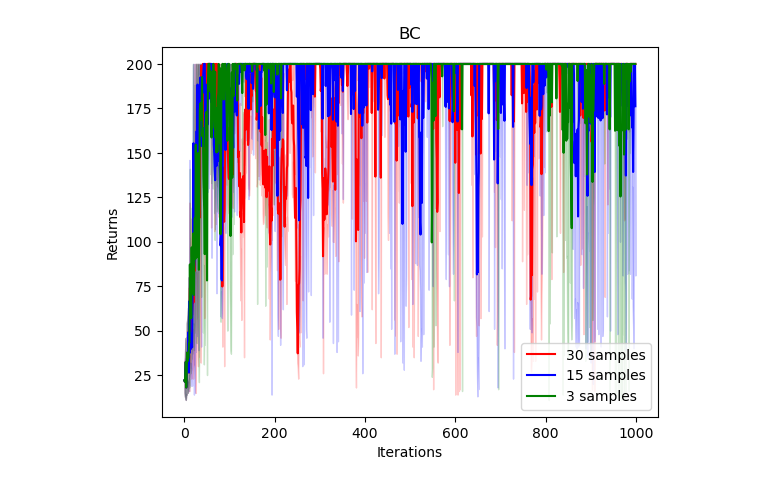
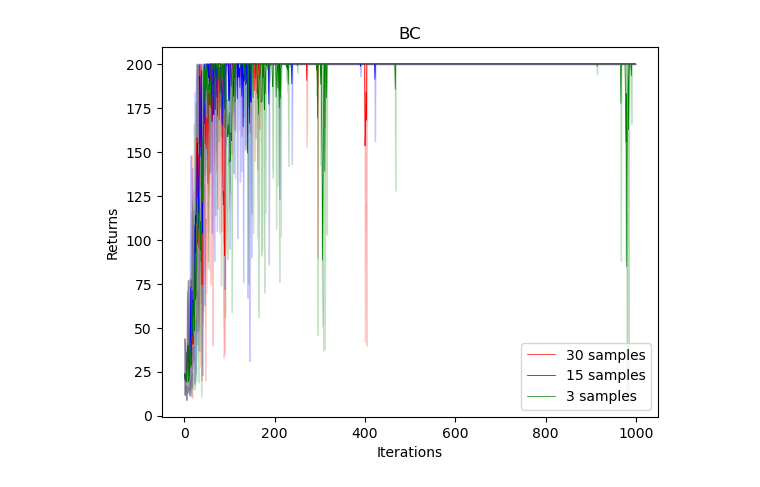
Before and after one commit to RanZhu1989/RL_PlayGround, a Jupyter notebook: Behavior_Cloning/GAIL.ipynb, the cells around one changed output. Cells and saved outputs as stored; diff of their text form; code cells hidden in the pictures.

Commit message:
plotting fixed

```diff
--- a/Behavior_Cloning/GAIL.ipynb
+++ b/Behavior_Cloning/GAIL.ipynb
@@ -423,11 +423,11 @@ class TrainManager():
 # %%
 train_env = gym.make('CartPole-v0')
 test_env = gym.make('CartPole-v0')
-"""Using 20 samples"""
+"""Using 30 samples"""
 Manger = TrainManager(
     train_env = train_env,
     test_env=test_env,
-    ppo_train_episode_num = 200,
+    ppo_train_episode_num = 500,
     actor_lr = 1e-3,
     critic_lr = 1e-2,
     gamma = 0.98,
@@ -451,7 +451,7 @@ r30_min = Manger.test_returns_min
 Manger = TrainManager(
     train_env = train_env,
     test_env=test_env,
-    ppo_train_episode_num = 200,
+    ppo_train_episode_num = 500,
     actor_lr = 1e-3,
     critic_lr = 1e-2,
     gamma = 0.98,
@@ -475,7 +475,7 @@ r15_min = Manger.test_returns_min
 Manger = TrainManager(
     train_env = train_env,
     test_env=test_env,
-    ppo_train_episode_num = 200,
+    ppo_train_episode_num = 500,
     actor_lr = 1e-3,
     critic_lr = 1e-2,
     gamma = 0.98,
@@ -496,16 +496,16 @@ r3_max = Manger.test_returns_max
 r3_min = Manger.test_returns_min
 # %%
 iteration_list = list(range(len(r30_mean)))
-plt.plot(iteration_list, r30_mean, label='30 samples', color="red")
+plt.plot(iteration_list, r30_mean, label='30 samples', color="red", alpha=1, linewidth=0.5)
 plt.fill_between(iteration_list, r30_min, r30_max, alpha=0.2, color="red")
-plt.plot(iteration_list, r15_mean, label='15 samples', color="blue")
+plt.plot(iteration_list, r15_mean, label='15 samples', color="blue", alpha=1, linewidth=0.5)
 plt.fill_between(iteration_list, r15_min, r15_max, alpha=0.2, color="blue")
-plt.plot(iteration_list, r3_mean, label='3 samples', color="green")
+plt.plot(iteration_list, r3_mean, label='3 samples', color="green", alpha=1, linewidth=0.5)
 plt.fill_between(iteration_list, r3_min, r3_max, alpha=0.2, color="green")
 plt.xlabel('Iterations')
 plt.ylabel('Returns')
 plt.title("BC")
 plt.legend()
 plt.show()
 # %% [output]
-[figure, old version]
+[figure, new version]
```
